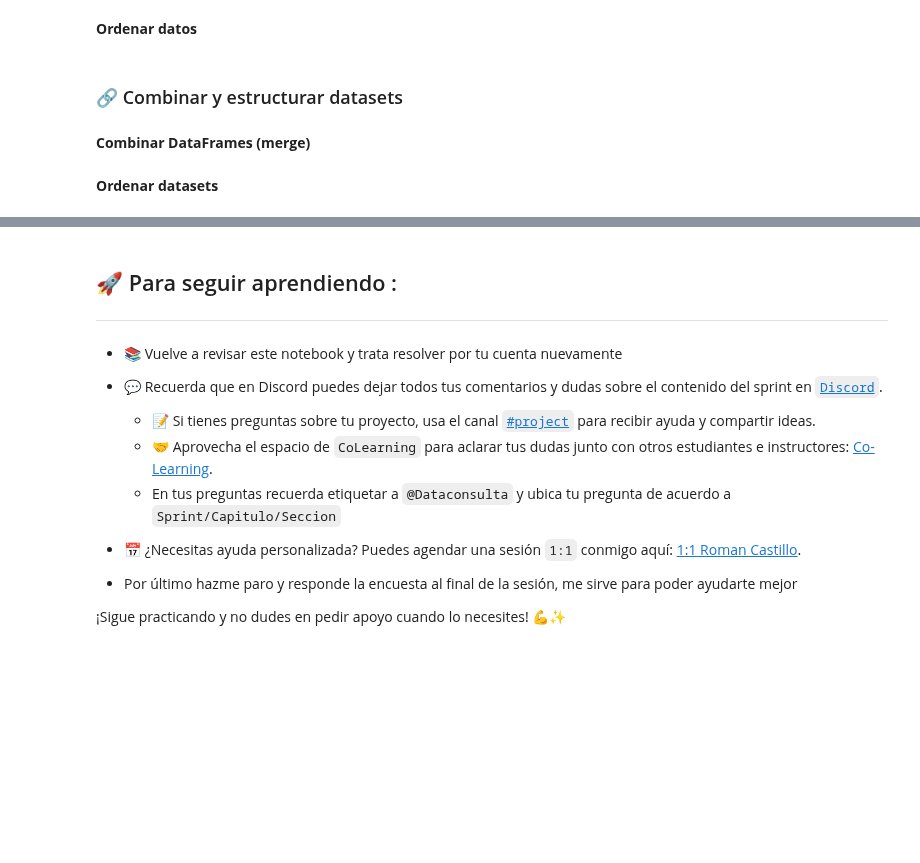
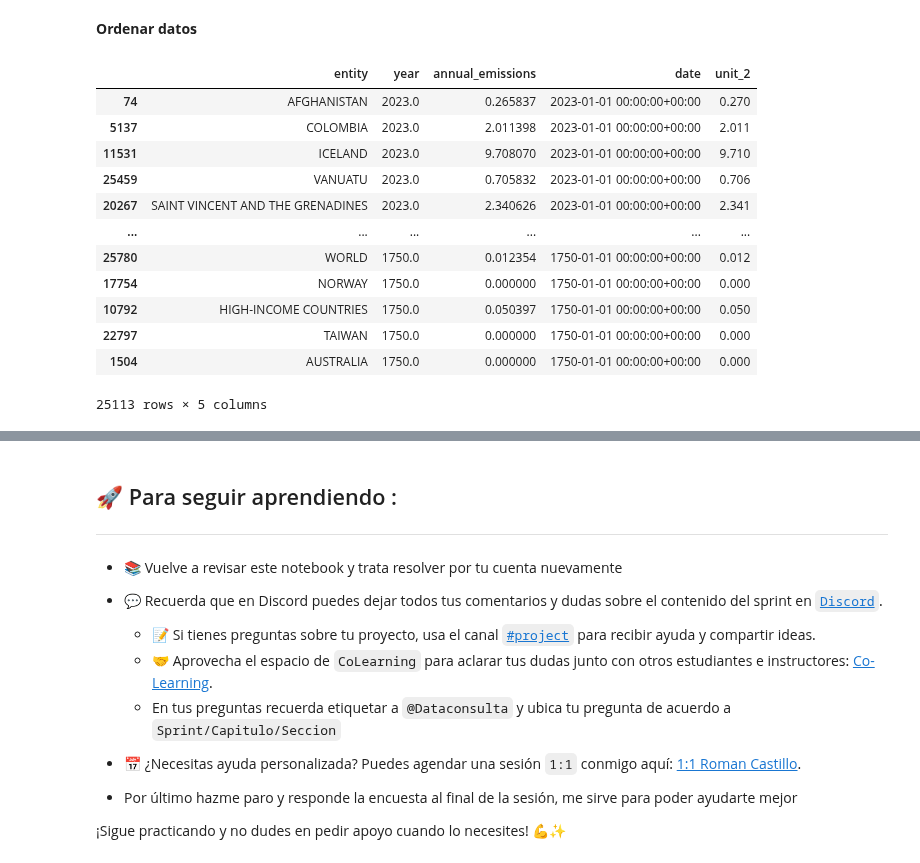
Before and after one commit to zyntonyson/bootcamp_ds_da, a Jupyter notebook: 05-da-v8-introduction-python/16-da-v8-introduction-python.ipynb, the cells around one changed output, grey strips where cells are left out. Saved outputs shown, nothing was run; the diff lists cells and outputs as text; code cells hidden in the pictures; blank space fills up the shorter version.

```diff
--- a/05-da-v8-introduction-python/16-da-v8-introduction-python.ipynb
+++ b/05-da-v8-introduction-python/16-da-v8-introduction-python.ipynb
@@ -219,8 +319,18 @@ openaq_pm25._filtrado
 **Ordenar datos**
 # %%
 # Ordenar de mayor a menor
-openaq_pm25.sort_values(by="region", ascending=False)
+emission_co2.sort_values(by="year", ascending=False)
+# %% [output]
+|  | entity | year | annual_emissions | date | unit_2 |
+| 74 | AFGHANISTAN | 2023.0 | 0.265837 | 2023-01-01 00:00:00+00:00 | 0.270 |
+| 5137 | COLOMBIA | 2023.0 | 2.011398 | 2023-01-01 00:00:00+00:00 | 2.011 |
+| 11531 | ICELAND | 2023.0 | 9.708070 | 2023-01-01 00:00:00+00:00 | 9.710 |
+| 25459 | VANUATU | 2023.0 | 0.705832 | 2023-01-01 00:00:00+00:00 | 0.706 |
+| 20267 | SAINT VINCENT AND THE GRENADINES | 2023.0 | 2.340626 | 2023-01-01 00:00:00+00:00 | 2.341 |
+| ... | ... | ... | ... | ... | ... |
+| 25780 | WORLD | 1750.0 | 0.012354 | 1750-01-01 00:00:00+00:00 | 0.012 |
+| 17754 | NORWAY | 1750.0 | 0.000000 | 1750-01-01 00:00:00+00:00 | 0.000 |
+| 10792 | HIGH-INCOME COUNTRIES | 1750.0 | 0.050397 | 1750-01-01 00:00:00+00:00 | 0.050 |
+| 22797 | TAIWAN | 1750.0 | 0.000000 | 1750-01-01 00:00:00+00:00 | 0.000 |
+| 1504 | AUSTRALIA | 1750.0 | 0.000000 | 1750-01-01 00:00:00+00:00 | 0.000 |
+25113 rows × 5 columns
-# %% [markdown]
-### 🔗 Combinar y estructurar datasets
-# %% [markdown]
-**Combinar DataFrames (merge)**
@@ -240,2 +336,0 @@ openaq_pm25._combinado
-# %% [markdown]
-**Ordenar datasets**
```
Also changed, not shown: parts of 88 cells of this notebook, 5 other files.
